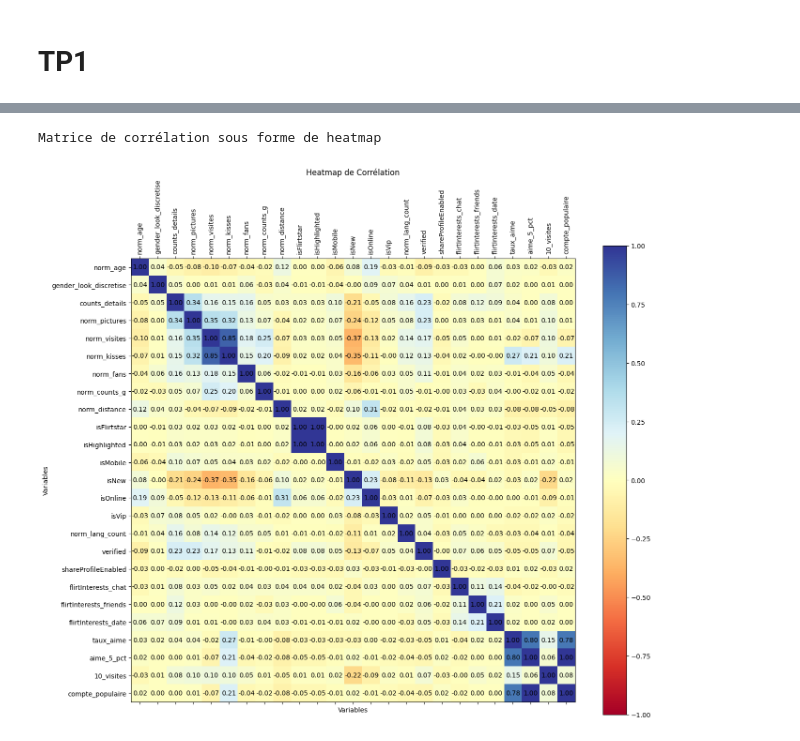
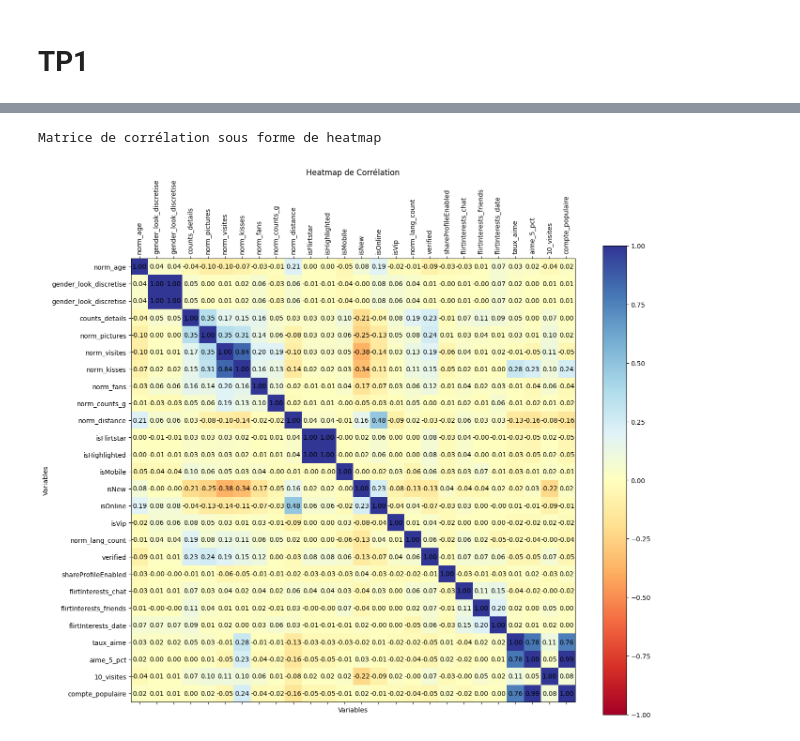
Before and after one commit to KevenJAntenor/Distributed-Systems, a Jupyter notebook: tp1.ipynb, the cells around one changed output, grey strips where cells are left out. Saved outputs shown, nothing was run; the diff lists cells and outputs as text; code cells hidden in the pictures.

```diff
--- a/tp1.ipynb
+++ b/tp1.ipynb
@@ -76,7 +76,11 @@ colonnes_numeriques = ['age', 'counts_details', 'counts_pictures', 'counts_profi
 
 # Boucler sur chaque colonne et appliquer la conversion ainsi que le remplissage des valeurs nulles
 for col in colonnes_numeriques:
-    dataset[col] = pd.to_numeric(dataset[col], errors='coerce').fillna(0)
+    dataset[col] = pd.to_numeric(dataset[col], errors='coerce')
+
+# Eliminar filas donde alguna de las columnas numéricas tiene NaN
+dataset = dataset.dropna(subset=colonnes_numeriques)
+
 
 # CRÉATION DE NOUVELLES CARACTÉRISTIQUES ET DISCRETISATION
 
@@ -389,12 +454,14 @@ def printCorrelationHeatMap(dataset):
     # Sélectionner uniquement les colonnes numériques
 
     # Spécifier les colonnes numériques que vous voulez inclure
-    colonnes = ['norm_age', 'gender_look_discretise', 'counts_details', 'norm_pictures', 'norm_visites',
+    colonnes = ['norm_age',  'gender_look_discretise', 'gender_look_discretise', 'counts_details', 'norm_pictures', 'norm_visites',
                 'norm_kisses', 'norm_fans', 'norm_counts_g', 'norm_distance',
                 'isFlirtstar', 'isHighlighted', 'isMobile', 'isNew', 'isOnline',
                 'isVip', 'norm_lang_count', 'verified', 'shareProfileEnabled',
                 'flirtInterests_chat', 'flirtInterests_friends', 'flirtInterests_date',
                 'taux_aime', 'aime_5_pct', '10_visites', 'compte_populaire']
+
+
 
     # Créer un nouveau DataFrame avec seulement les colonnes spécifiées
     df_numeric = dataset[colonnes]
@@ -405,34 +472,34 @@ def printCorrelationHeatMap(dataset):
     print("\nMatrice de corrélation sous forme de heatmap")
     fig = plt.figure(figsize=(14, 12))  # Ajuster la taille de la figure selon les besoins
     ax = fig.add_subplot(111)
     cax = ax.matshow(corr_matrix, cmap='RdYlBu', vmin=-1, vmax=1)  # Colormap 'RdYlBu' pour une meilleure visualisation
     fig.colorbar(cax)
 
     # Configurer les étiquettes des axes x et y
     ax.set_xticks(np.arange(len(corr_matrix.columns)))
     ax.set_yticks(np.arange(len(corr_matrix.columns)))
 
     # Faire pivoter les étiquettes de l'axe x verticalement
     ax.set_xticklabels(corr_matrix.columns, rotation=90)
     ax.set_yticklabels(corr_matrix.columns)
 
     plt.xlabel('Variables')  # Étiquette de l'axe x
     plt.ylabel('Variables')  # Étiquette de l'axe y
     plt.title('Heatmap de Corrélation')  # Titre du heatmap
 
     # Afficher les valeurs de corrélation dans chaque cellule
     for i in range(len(corr_matrix.columns)):
         for j in range(len(corr_matrix.columns)):
             text = ax.text(j, i, f'{corr_matrix.iloc[i, j]:.2f}', ha='center', va='center', color='black')
 
     plt.tight_layout()  # Ajuster la disposition pour éviter que les étiquettes ne soient coupées
     plt.show()
 
 # Créer une heatmap de corrélation pour toutes les variables numériques
 printCorrelationHeatMap(dataset)
 # %% [output]
 Matrice de corrélation sous forme de heatmap
-[figure, old version]
+[figure, new version]
 # %%
 import pandas as pd
 from sklearn.ensemble import RandomForestClassifier
```
Also changed, not shown: parts of 12 cells of this notebook.
